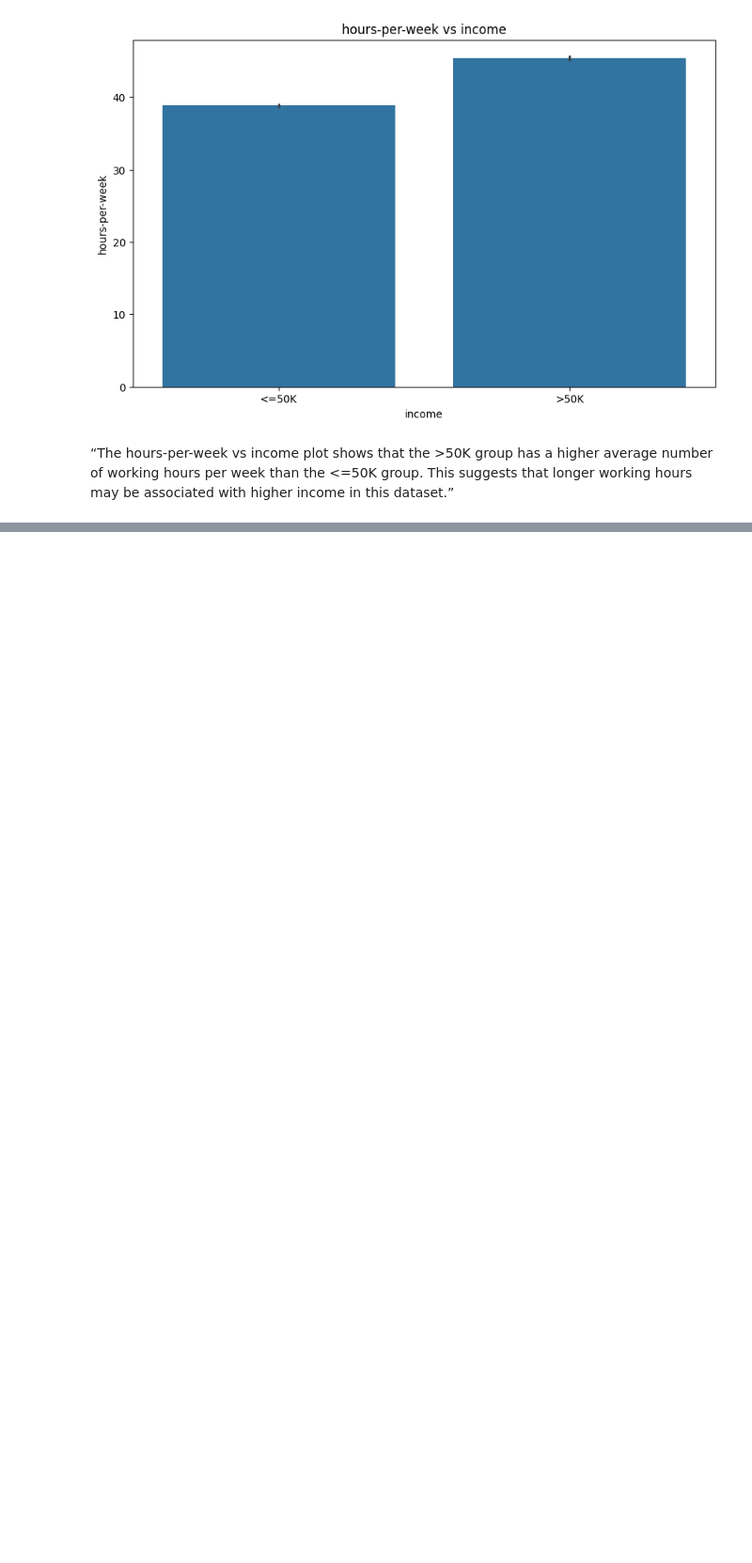
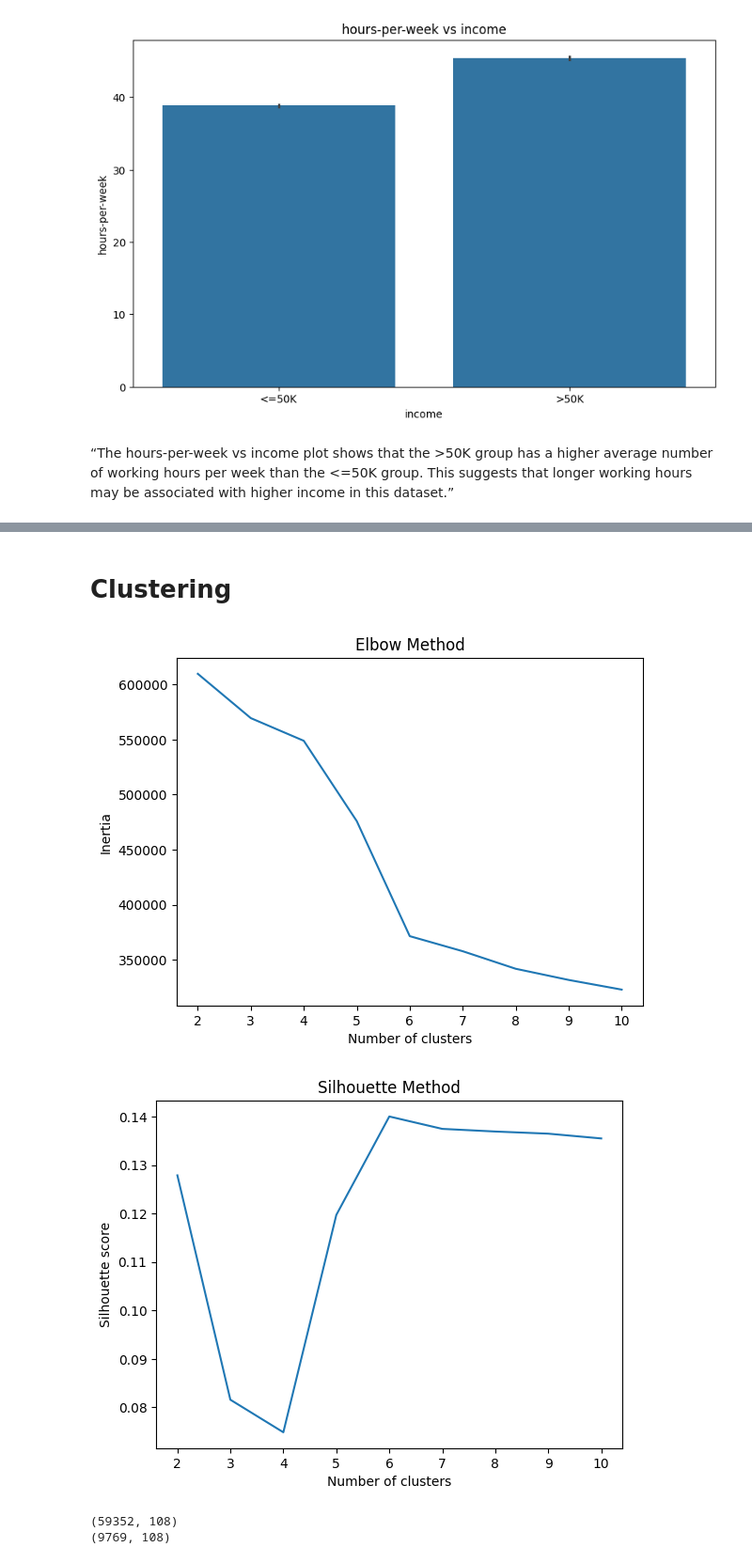
Before and after one commit to abeeraz379/Adult-income-prediction, a Jupyter notebook: adult_income_prediction.ipynb, the cells around one changed output, grey strips where cells are left out. Shown at 94% size. Drawn from its saved outputs; the diff is of its cells as text; code cells hidden in the pictures; blank space fills up the shorter version.

```diff
--- a/adult_income_prediction.ipynb
+++ b/adult_income_prediction.ipynb
@@ -313,0 +316,7 @@ ax.set_ylabel('hours-per-week');
+# %%
+from imblearn.over_sampling import SMOTE as smote
+smote=smote(random_state=42)
+X_train_smote,y_train_smote=smote.fit_resample(X_train_tf,y_train)
+
+print(X_train_smote.shape)
+print(X_test_tf.shape)
@@ -313,0 +363,2 @@ ax.set_ylabel('hours-per-week');
+# %% [markdown]
+# Clustering
@@ -313,0 +368,34 @@ ax.set_ylabel('hours-per-week');
+# %%
+ks = range(2, 11)
+
+inertias = []
+sils = []
+
+for k in ks:
+  model = KMeans(n_clusters=k)
+  model.fit(X_train_smote)
+  inertias.append(model.inertia_)
+  sils.append(silhouette_score(X_train_smote, model.labels_))
+
+plt.plot(ks, inertias)
+plt.xlabel('Number of clusters')
+plt.ylabel('Inertia')
+plt.title('Elbow Method')
+
+plt.show()
+
+plt.plot(ks, sils)
+plt.xlabel('Number of clusters')
+plt.ylabel('Silhouette score')
+plt.title('Silhouette Method')
+
+plt.show()
+# %% [output]
+[figure, added]
+[figure, added]
+# %%
+print(X_train_smote.shape)
+print(X_test_tf.shape)
+# %% [output]
+(59352, 108)
+(9769, 108)
```
Also changed, not shown: parts of 22 cells of this notebook.
